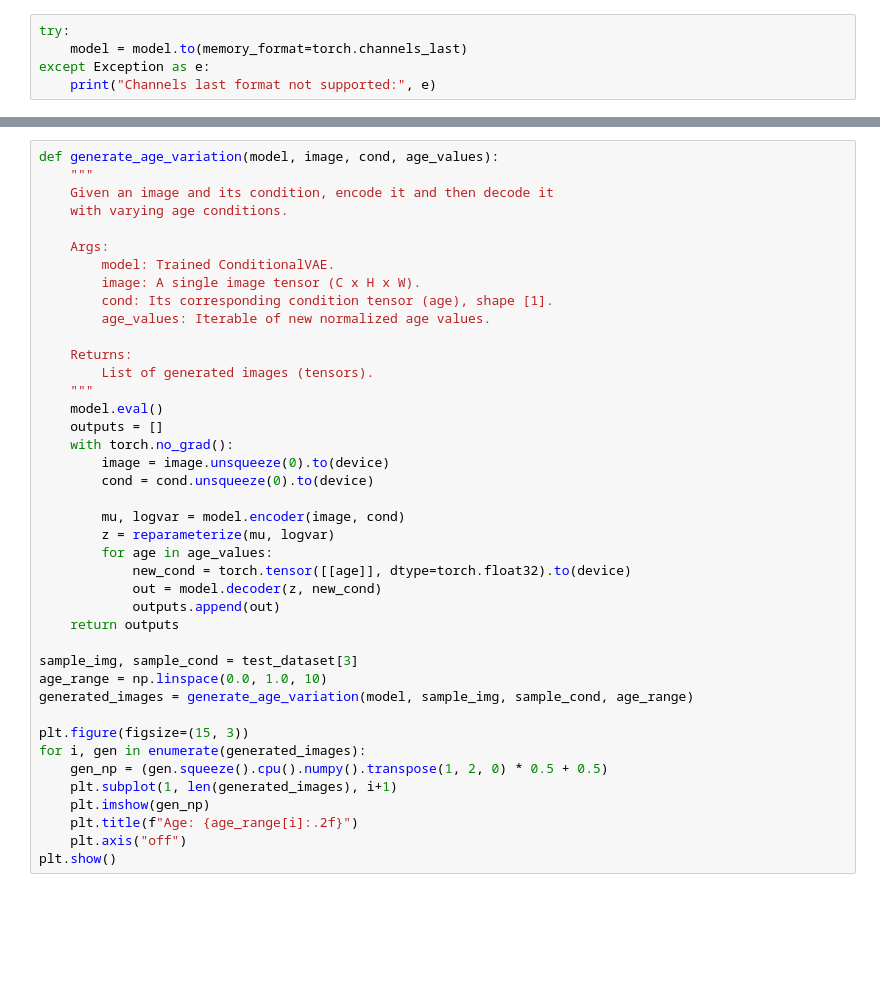
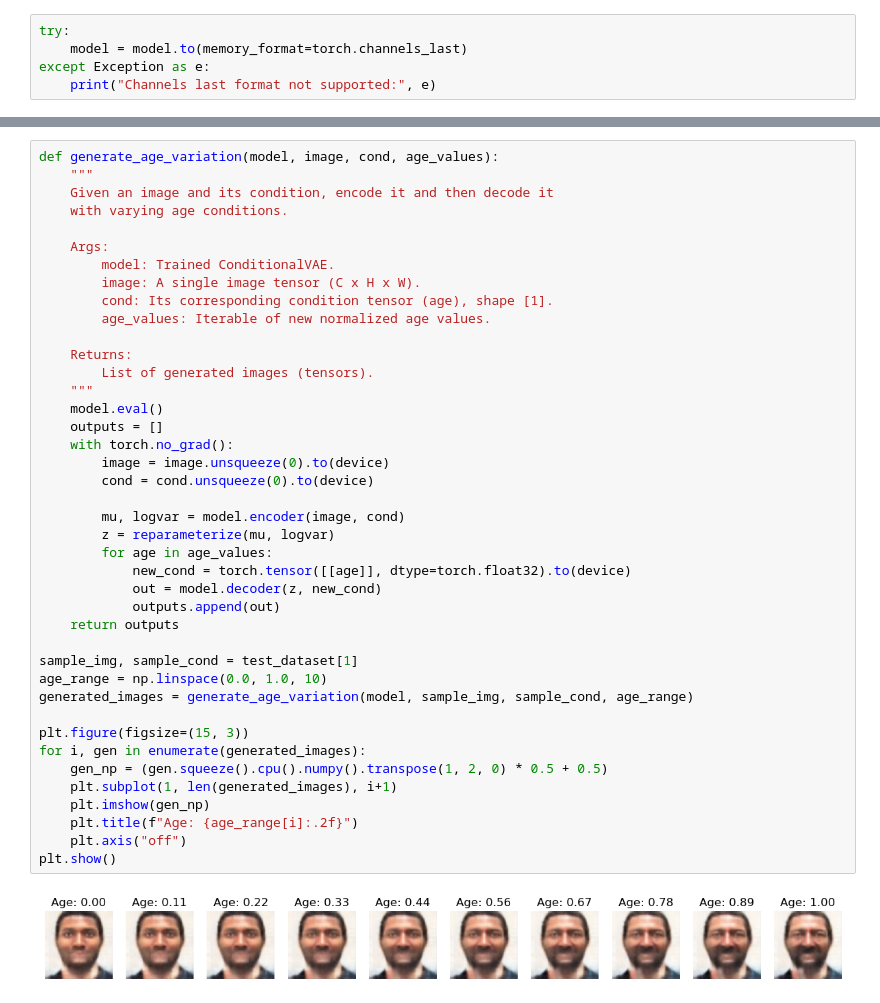
Before and after one commit to bhstoller/AgeTransform-VAE, a Jupyter notebook: conditional-dfc-model-viewer.ipynb, the cells around one changed output, grey strips where cells are left out. Cells and saved outputs as stored; diff of their text form; blank space fills up the shorter version.

```diff
--- a/conditional-dfc-model-viewer.ipynb
+++ b/conditional-dfc-model-viewer.ipynb
@@ -161,31 +189,33 @@ def generate_age_variation(model, image, cond, age_values):
         age_values: Iterable of new normalized age values.
 
     Returns:
         List of generated images (tensors).
     """
     model.eval()
     outputs = []
     with torch.no_grad():
         image = image.unsqueeze(0).to(device)
         cond = cond.unsqueeze(0).to(device)
 
         mu, logvar = model.encoder(image, cond)
         z = reparameterize(mu, logvar)
         for age in age_values:
             new_cond = torch.tensor([[age]], dtype=torch.float32).to(device)
             out = model.decoder(z, new_cond)
             outputs.append(out)
     return outputs
 
-sample_img, sample_cond = test_dataset[3]
+sample_img, sample_cond = test_dataset[1]
 age_range = np.linspace(0.0, 1.0, 10)
 generated_images = generate_age_variation(model, sample_img, sample_cond, age_range)
 
 plt.figure(figsize=(15, 3))
 for i, gen in enumerate(generated_images):
     gen_np = (gen.squeeze().cpu().numpy().transpose(1, 2, 0) * 0.5 + 0.5)
     plt.subplot(1, len(generated_images), i+1)
     plt.imshow(gen_np)
     plt.title(f"Age: {age_range[i]:.2f}")
     plt.axis("off")
 plt.show()
+# %% [output]
+[figure, added]
```
Also changed, not shown: parts of 5 cells of this notebook, 1 other file.
